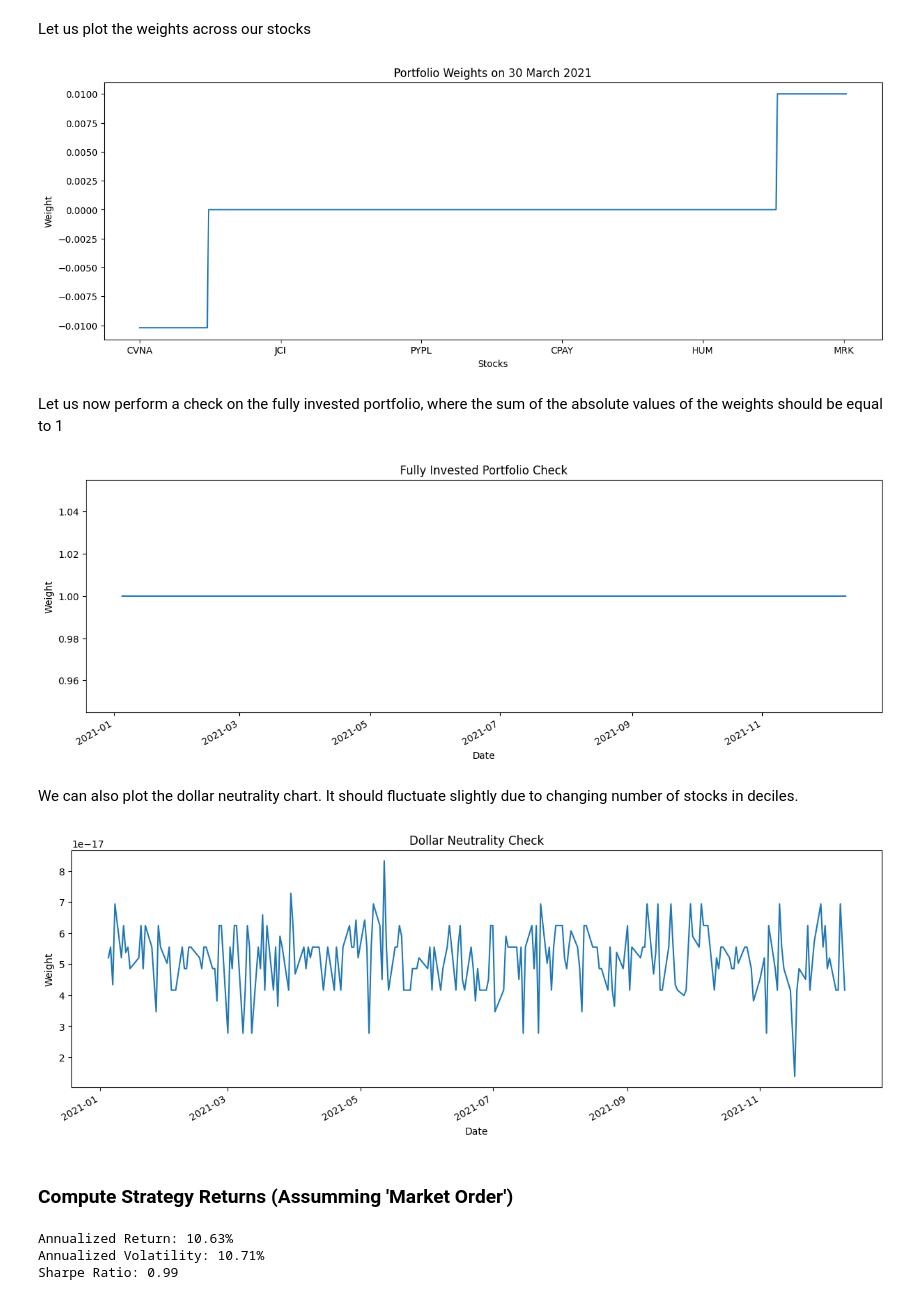
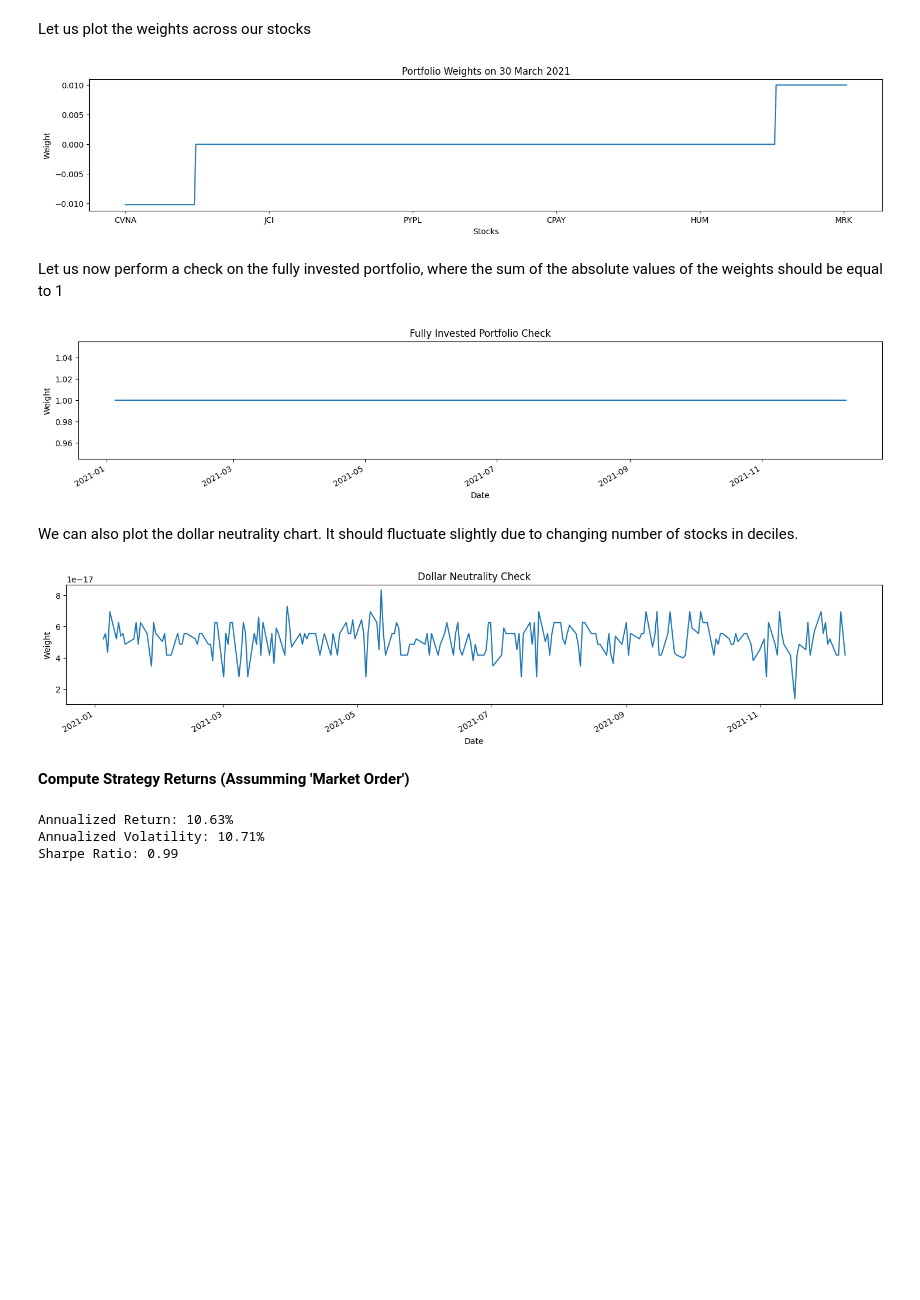
Before and after one commit to KevinTan1203/Systematic-Quant-Trading, a Jupyter notebook: Quantitative Concepts/10. Unconstrained Backtest.ipynb, the cells around one changed output. Saved outputs shown, nothing was run; the diff lists cells and outputs as text; code cells hidden in the pictures; blank space fills up the shorter version.

```diff
--- a/Quantitative Concepts/10. Unconstrained Backtest.ipynb
+++ b/Quantitative Concepts/10. Unconstrained Backtest.ipynb
@@ -205,13 +191,13 @@ Let us plot the weights across our stocks
 # %%
 # example portfolio
 port.loc['20210330'].sort_values().plot()
 plt.title('Portfolio Weights on 30 March 2021')
 plt.xlabel('Stocks')
 plt.ylabel('Weight')
-plt.gcf().set_size_inches(15, 5) # Increase the size of the plot for better visibility
+plt.gcf().set_size_inches(18, 3) # Increase the size of the plot for better visibility
 plt.show()
 # %% [output]
-[figure, old version]
+[figure, new version]
 # %% [markdown]
 Let us now perform a check on the fully invested portfolio, where the sum of the absolute values of the weights should be equal to 1
 # %%
@@ -220,10 +206,10 @@ Let us now perform a check on the fully invested portfolio, where the sum of the
 plt.title('Fully Invested Portfolio Check')
 plt.xlabel('Date')
 plt.ylabel('Weight')
-plt.gcf().set_size_inches(15, 5) # Increase the size of the plot for better visibility
+plt.gcf().set_size_inches(18, 3) # Increase the size of the plot for better visibility
 plt.show()
 # %% [output]
-[figure, old version]
+[figure, new version]
 # %% [markdown]
 We can also plot the dollar neutrality chart. It should fluctuate slightly due to changing number of stocks in deciles.
 # %%
@@ -232,12 +218,12 @@ port.sum(1).plot()
 plt.title('Dollar Neutrality Check')
 plt.xlabel('Date')
 plt.ylabel('Weight')
-plt.gcf().set_size_inches(15, 5) # Increase the size of the plot for better visibility
+plt.gcf().set_size_inches(18, 3) # Increase the size of the plot for better visibility
 plt.show()
 # %% [output]
-[figure, old version]
+[figure, new version]
 # %% [markdown]
-### Compute Strategy Returns (Assumming 'Market Order')
+**Compute Strategy Returns (Assumming 'Market Order')**
 # %%
 # compute strategy returns: implicitly assuming "market orders"
 strat_ret = (port.shift()*ret).sum(1)
```
Also changed, not shown: parts of 13 cells of this notebook.
